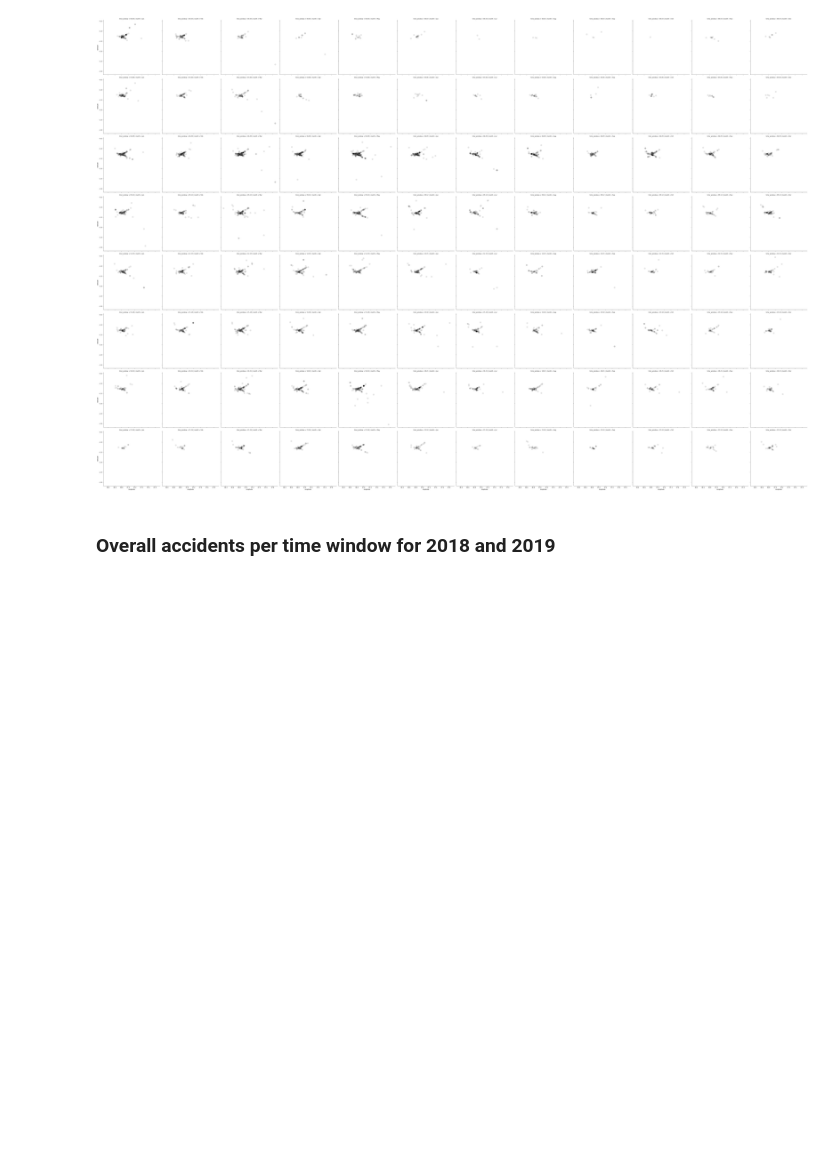
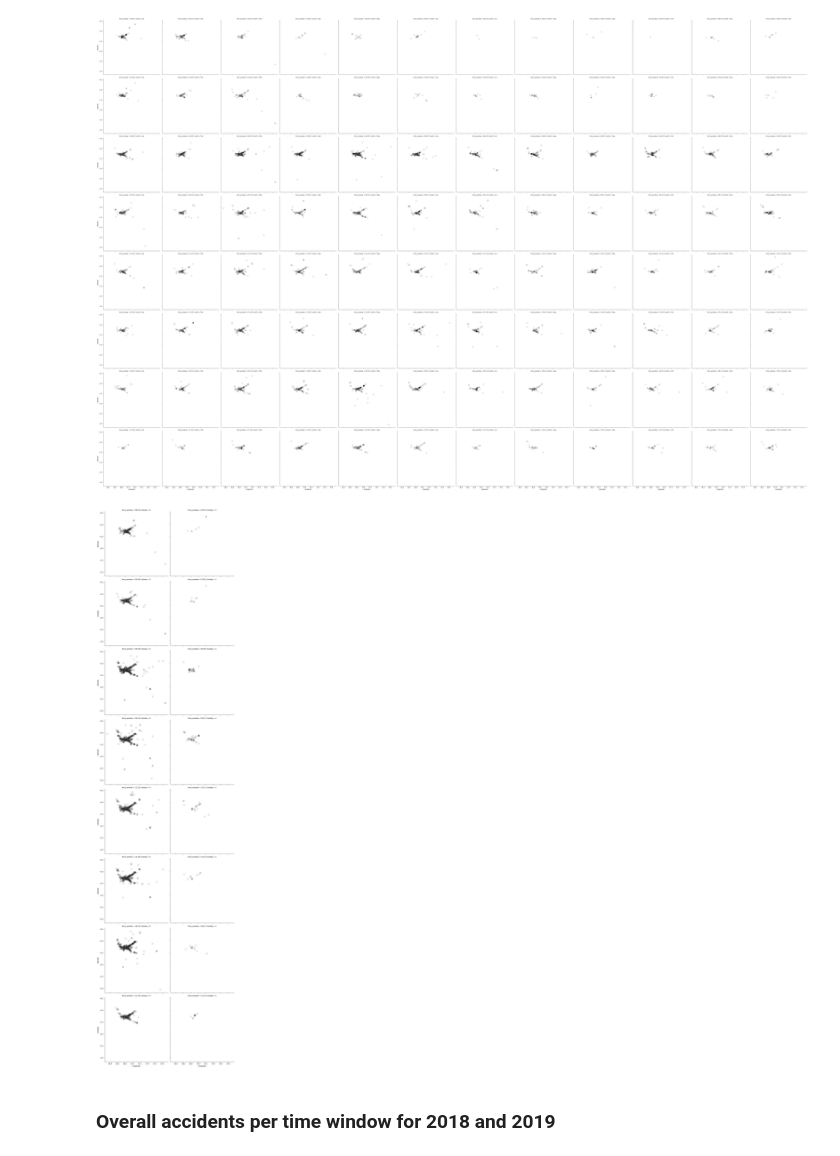
Before and after one commit to AndOleAnd/Capstone_N_A_P, a Jupyter notebook: Notebooks/Accidents_EDA.ipynb, the cells around one changed output. Saved outputs shown, nothing was run; the diff lists cells and outputs as text; code cells hidden in the pictures; blank space fills up the shorter version.

```diff
--- a/Notebooks/Accidents_EDA.ipynb
+++ b/Notebooks/Accidents_EDA.ipynb
@@ -286,6 +266,11 @@ g_tw_wd = sns.FacetGrid(df_train, col="month", row="time_window", height=6, aspe
 g_tw_wd.map(sns.scatterplot, "longitude", "latitude", color="k", s=150, alpha=0.1);
 # %% [output]
 [figure]
+# %%
+g_tw_wd = sns.FacetGrid(df_train, col="holiday", row="time_window", height=6, aspect=1);
+g_tw_wd.map(sns.scatterplot, "longitude", "latitude", color="k", s=150, alpha=0.1);
+# %% [output]
+[figure, added]
 # %% [markdown]
 ### Overall accidents per time window for 2018 and 2019
 # %%
```
Also changed, not shown: parts of 12 cells of this notebook.
